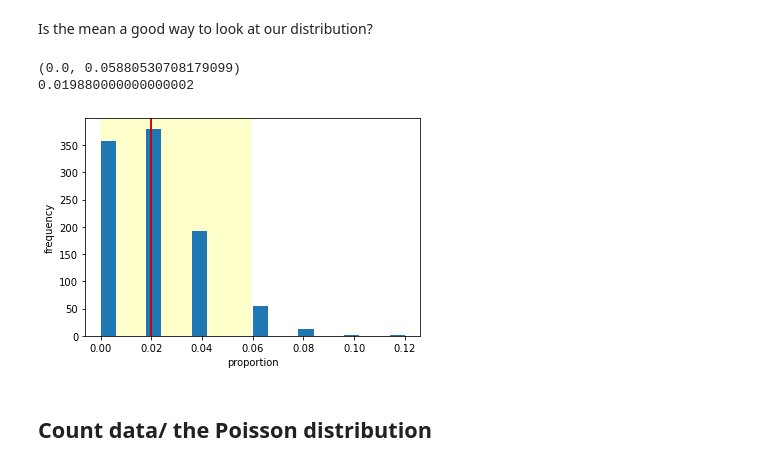
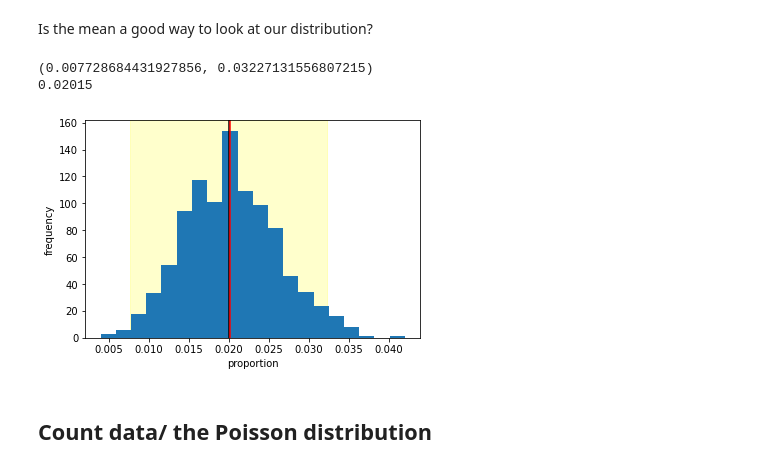
Before and after one commit to BiAPoL/Bio-image_Analysis_with_Python, a Jupyter notebook: biostatistics/stats2.ipynb, the cells around one changed output. Drawn from its saved outputs; the diff is of its cells as text; code cells hidden in the pictures.

```diff
--- a/biostatistics/stats2.ipynb
+++ b/biostatistics/stats2.ipynb
@@ -104,27 +104,27 @@ print(statistics.mean(props))
 # %% [markdown]
 Is the mean a good way to look at our distribution?
 # %%
-n = 50 # number of trials
+n = 500 # number of trials
 p = 0.02 # probability of each trial
 
 s = np.random.binomial(n, p, 1000) #simulation repeating the experiment 1000 times
 props = s/n
 
 CI= sm.stats.proportion_confint(n*p, n, alpha=0.05)
 print(CI)
 
 plt.axvspan(CI[0],CI[1], alpha=0.2, color='yellow')
 plt.hist(props, bins = 20)
 plt.xlabel("proportion")
 plt.ylabel("frequency")
 plt.axvline(p, color="black")
 plt.axvline(statistics.mean(props), color="red")
 
 print(statistics.mean(props))
 # %% [output]
-(0.0, 0.05880530708179099)
-0.019880000000000002
+(0.007728684431927856, 0.03227131556807215)
+0.02015
-[figure, old version]
+[figure, new version]
 # %% [markdown]
 ## Count data/ the Poisson distribution
 # %% [markdown]
```
Also changed, not shown: parts of 12 cells of this notebook, 2 other files.
